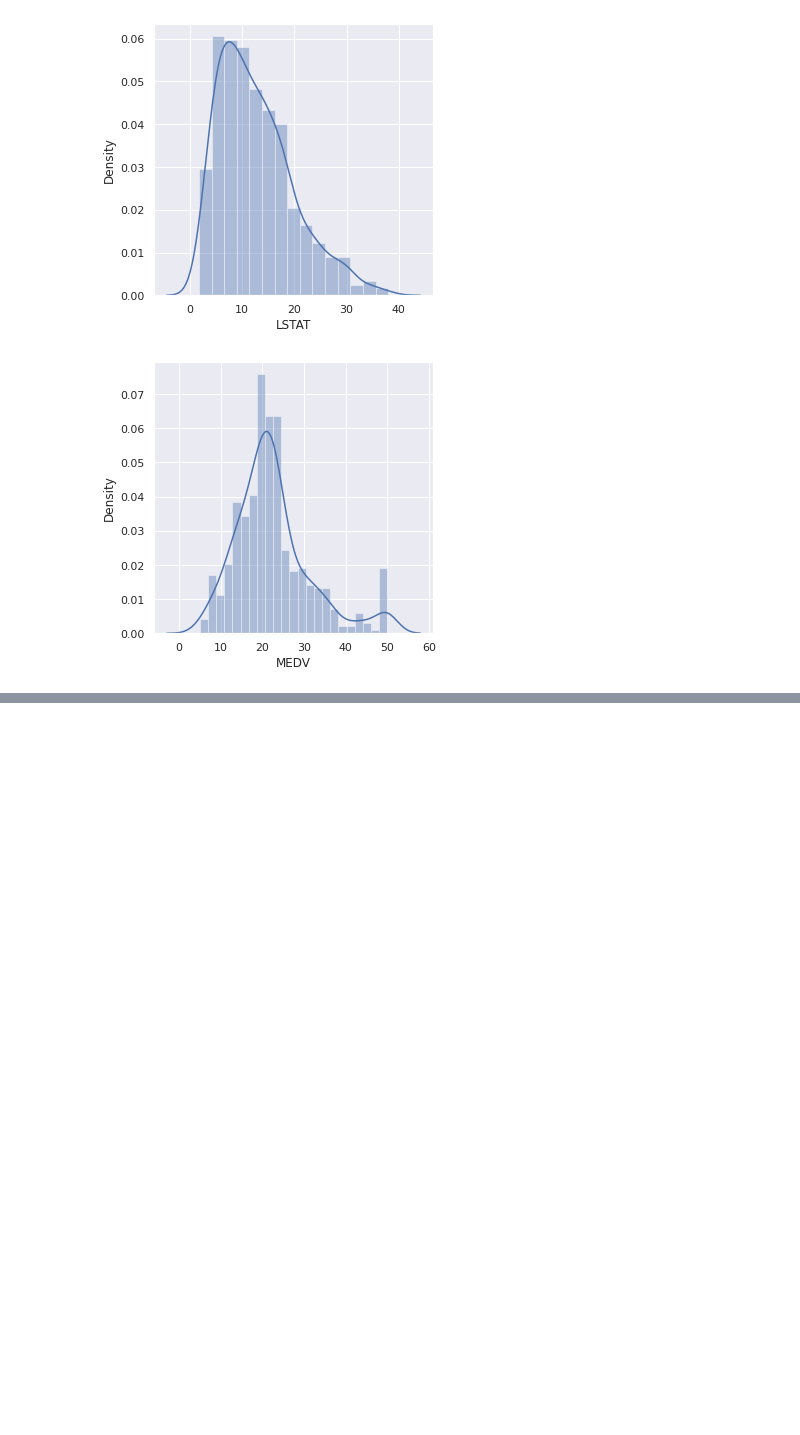
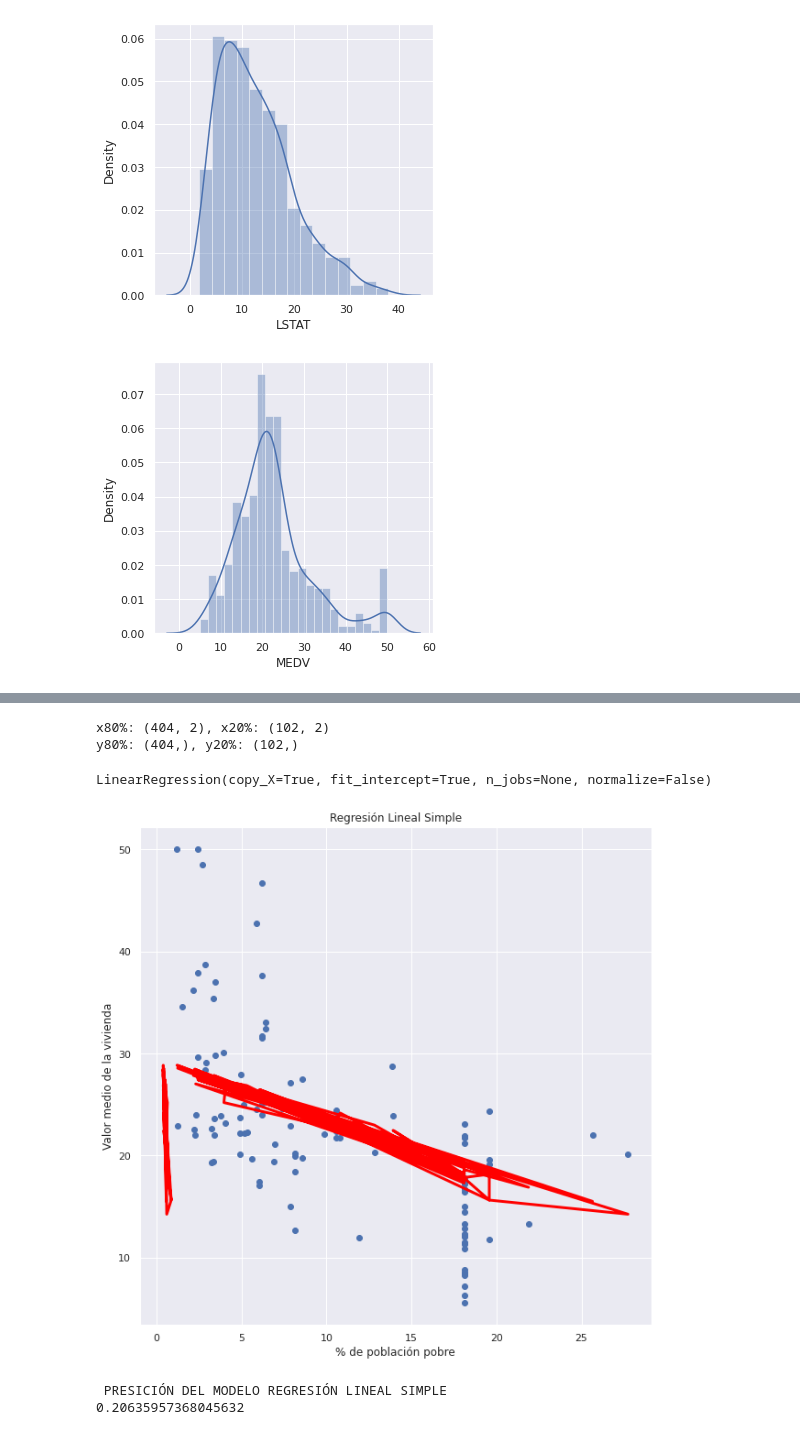
Before and after one commit to OnRuiso/Deep-Learning-, a Jupyter notebook: Codigos/P1T5-Skalearn - LoadBoston_intento_cacharreo_de_IA.ipynb, the cells around one changed output, grey strips where cells are left out. Saved outputs shown, nothing was run; the diff lists cells and outputs as text; code cells hidden in the pictures; blank space fills up the shorter version.

```diff
--- a/Codigos/P1T5-Skalearn - LoadBoston_intento_cacharreo_de_IA.ipynb
+++ b/Codigos/P1T5-Skalearn - LoadBoston_intento_cacharreo_de_IA.ipynb
@@ -259,0 +309,45 @@ AttributeError: ignored
+# %%
+##Preparacion de los datos para el entrenamiento del modelo
+
+#entrenando con dos variables en X
+X = pd.DataFrame(np.c_[boston['NOX'], boston['INDUS']], columns = ['NOX','INDUS'])
+Y = boston['MEDV']
+# %%
+# Dividir los datos en conjuntos de entrenamiento 80% y pruebas 20%
+from sklearn.model_selection import train_test_split
+
+X_train, X_test, Y_train, Y_test = train_test_split(X, Y, test_size = 0.2)
+print("x80%: "+str(X_train.shape) +", x20%: "+str(X_test.shape))
+print("y80%: "+str(Y_train.shape) +", y20%: "+str(Y_test.shape))
+# %% [output]
+x80%: (404, 2), x20%: (102, 2)
+y80%: (404,), y20%: (102,)
+# %%
+# Entrenando un modelo de regresion lineal
+
+from sklearn.linear_model import LinearRegression
+
+lin_model = LinearRegression()
+lin_model.fit(X_train, Y_train)
+# %% [output]
+LinearRegression(copy_X=True, fit_intercept=True, n_jobs=None, normalize=False)
+# %%
+# Evaluacion o examen para el modelo
+
+# Se examina utilizando RMSE y R2-score.
+
+# poner a prueba la maquina (modelo)
+Y_pred = lin_model.predict(X_test)
+plt.scatter(X_test['INDUS'], Y_test)
+plt.plot(X_test, Y_pred, color='red', linewidth=3)
+plt.title('Regresión Lineal Simple')
+#plt.xlabel('Número de habitaciones')
+plt.xlabel('% de población pobre')
+plt.ylabel('Valor medio de la vivienda')
+plt.show()
+print('\n PRESICIÓN DEL MODELO REGRESIÓN LINEAL SIMPLE')
+print(lin_model.score(X_train, Y_train))
+# %% [output]
+[figure, added]
+ PRESICIÓN DEL MODELO REGRESIÓN LINEAL SIMPLE
+0.20635957368045632
```
Also changed, not shown: parts of 7 cells of this notebook.
